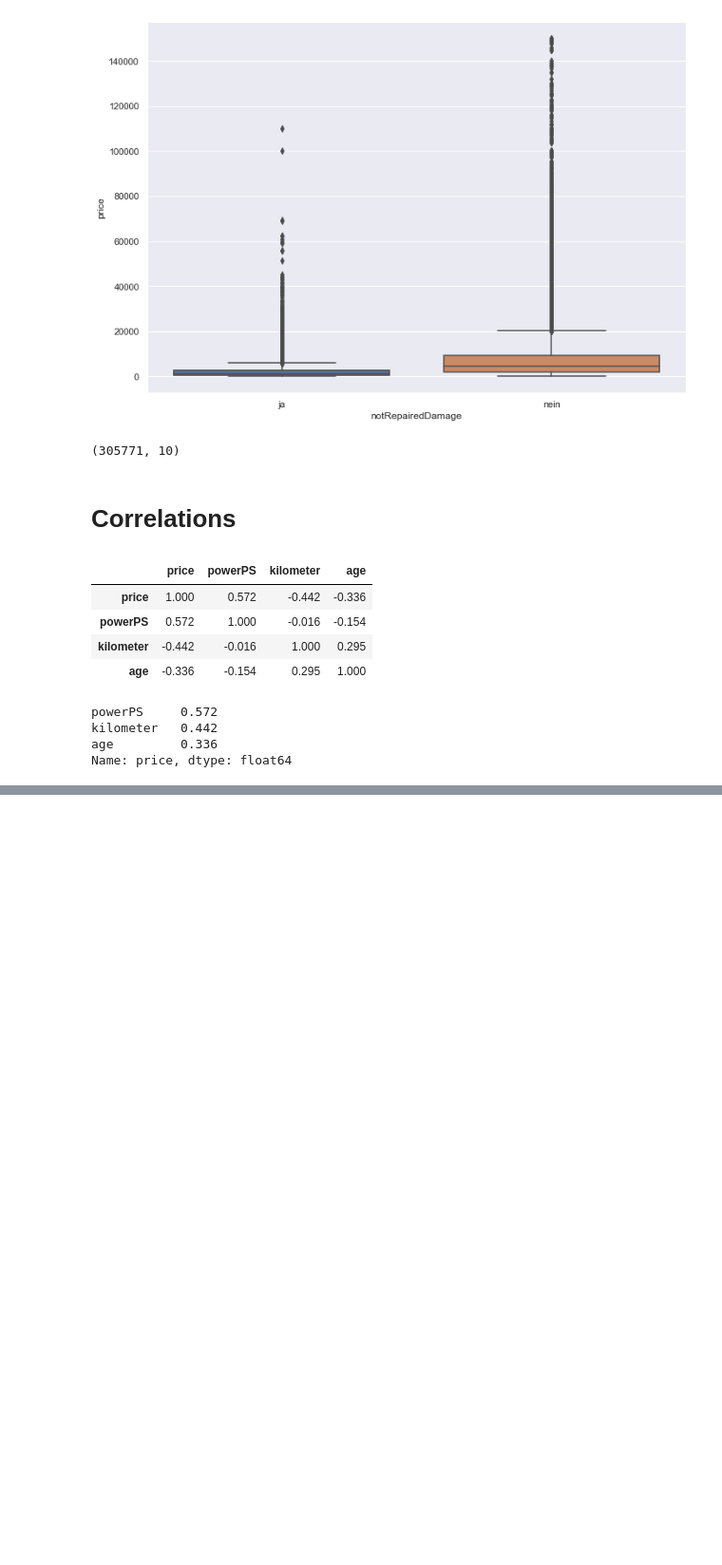
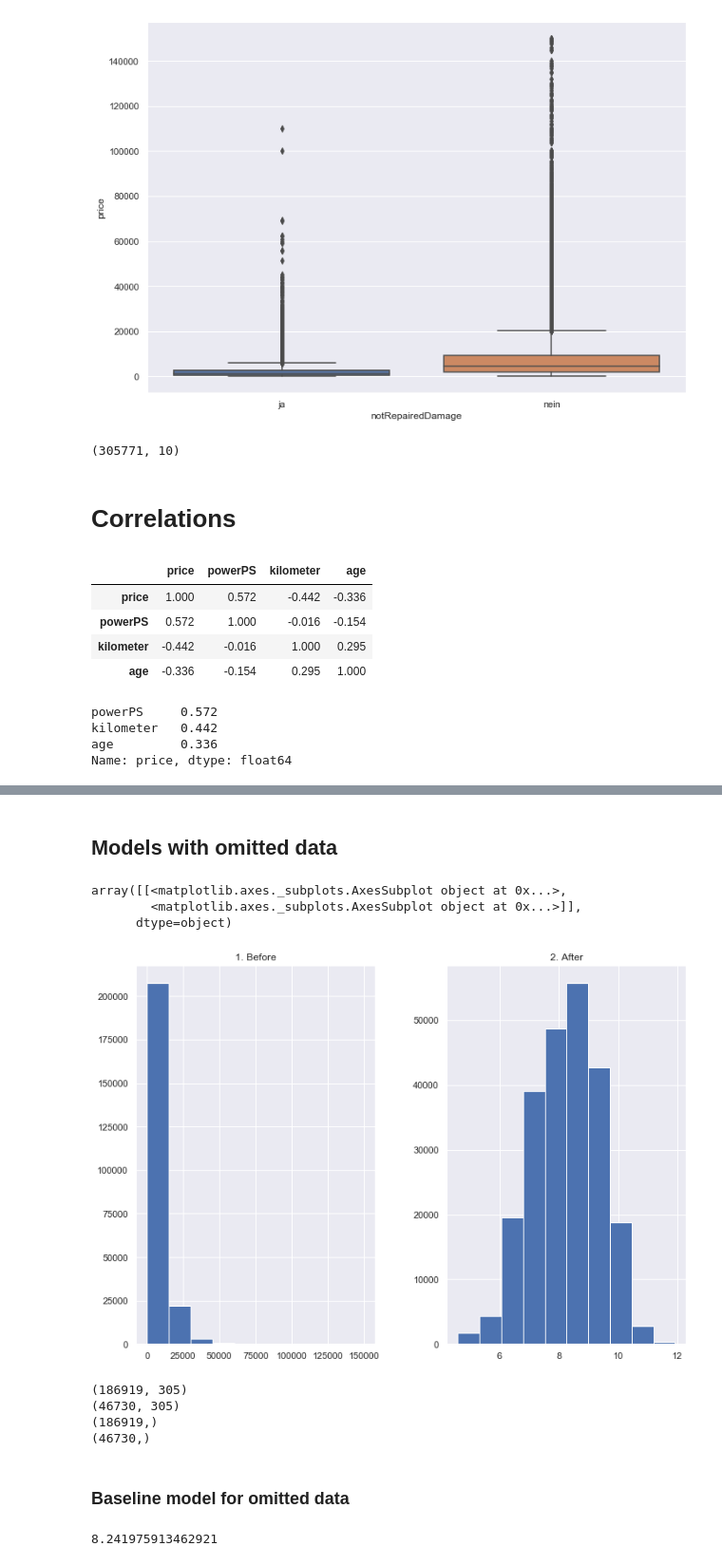
Before and after one commit to ketan9808/ML_Car_price_prediction, a Jupyter notebook: Car_price_prediction.ipynb, the cells around one changed output, grey strips where cells are left out. Shown at 95% size. Saved outputs shown, nothing was run; the diff lists cells and outputs as text; code cells hidden in the pictures; blank space fills up the shorter version.

Commit message:
Added baseline model for Data na value removed

```diff
--- a/Car_price_prediction.ipynb
+++ b/Car_price_prediction.ipynb
@@ -652,0 +664,18 @@ Name: price, dtype: float64
+# %%
+ cars_omit = cars.dropna(axis = 0)
+# %%
+cars_omit = pd.get_dummies(cars_omit, drop_first = True)
+cars_omit.shape
+# %% [markdown]
+## Models with omitted data
+# %%
+x1 = cars_omit.drop(['price'], axis = 'columns', inplace = False)
+y1 = cars_omit['price']
+# %%
+prices = pd.DataFrame({"1. Before":y1, "2. After":np.log(y1)})
+prices.hist()
+# %% [output]
+array([[<matplotlib.axes._subplots.AxesSubplot object at 0x...>,
+        <matplotlib.axes._subplots.AxesSubplot object at 0x...>]],
+      dtype=object)
+[figure, added]
@@ -652,0 +684,15 @@ Name: price, dtype: float64
+# %%
+x_train, x_test, y_train, y_test = train_test_split(x1, y1, test_size = 0.2, random_state = 12)
+print(x_train.shape, x_test.shape, y_train.shape, y_test.shape, sep = '\n')
+# %% [output]
+(186919, 305)
+(46730, 305)
+(186919,)
+(46730,)
+# %% [markdown]
+### Baseline model for omitted data
+# %%
+base_pred = np.mean(y_test)
+base_pred
+# %% [output]
+8.241975913462921
```
Also changed, not shown: parts of 4 cells of this notebook.
